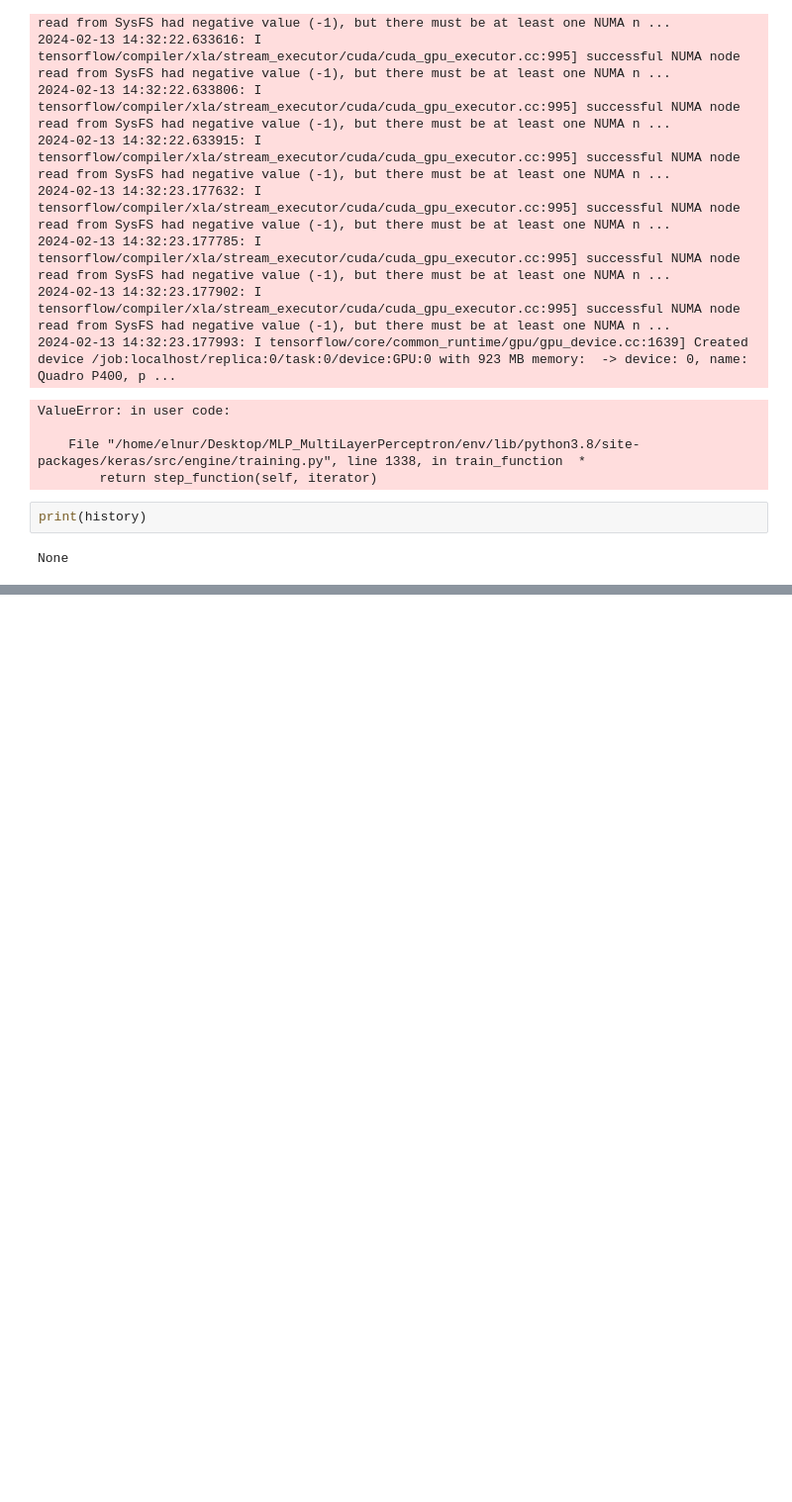
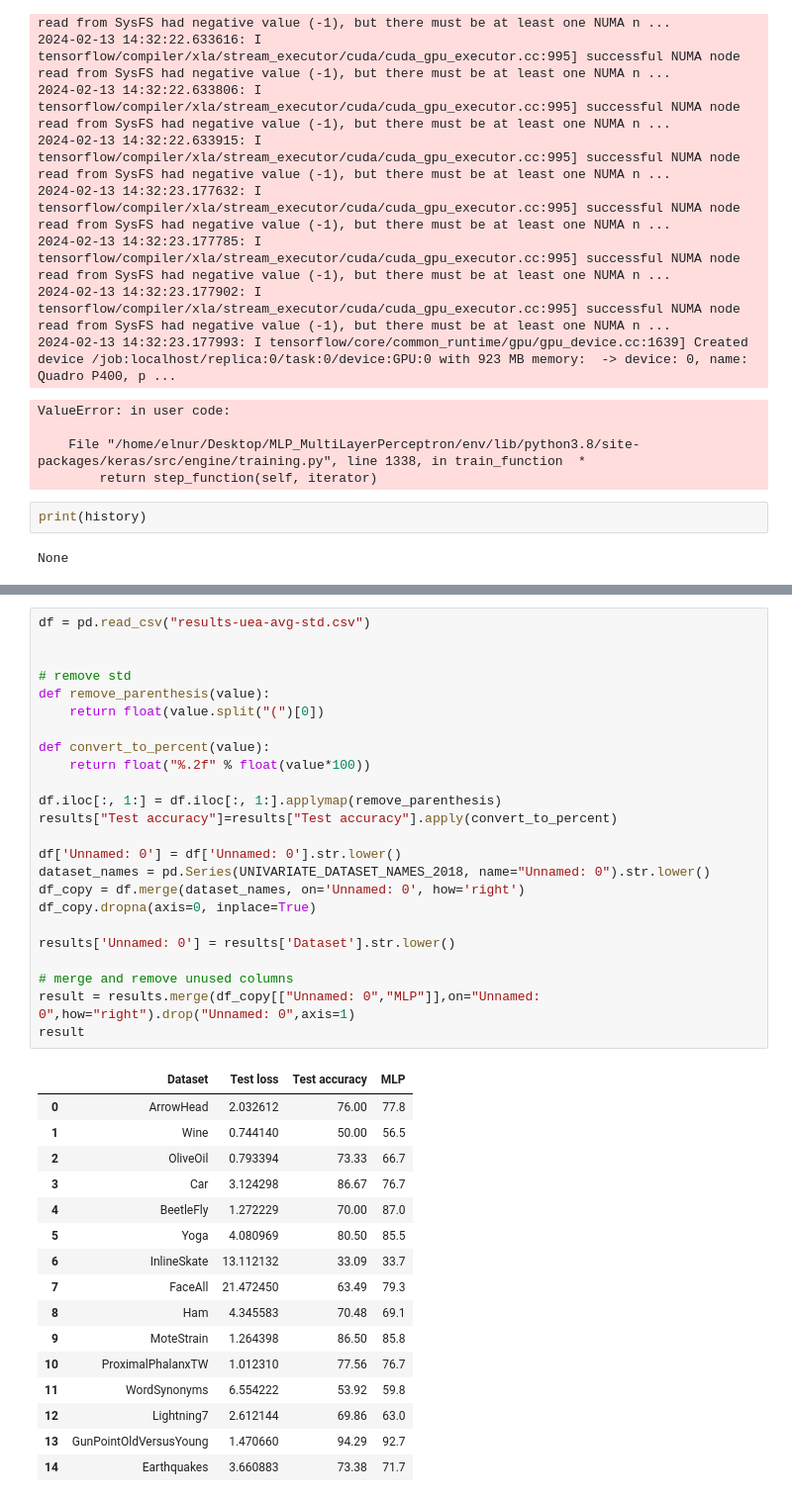
Before and after one commit to Elnur21/MLP_MultiLayerPerceptron, a Jupyter notebook: test.ipynb, the cells around one changed output, grey strips where cells are left out. Shown at 99% size. Saved outputs shown, nothing was run; the diff lists cells and outputs as text; blank space fills up the shorter version.

```diff
--- a/test.ipynb
+++ b/test.ipynb
@@ -232,0 +150,41 @@ Error:
+# %%
+df = pd.read_csv("results-uea-avg-std.csv")
+
+
+# remove std
+def remove_parenthesis(value):
+    return float(value.split("(")[0])
+
+def convert_to_percent(value):
+    return float("%.2f" % float(value*100))
+
+df.iloc[:, 1:] = df.iloc[:, 1:].applymap(remove_parenthesis)
+results["Test accuracy"]=results["Test accuracy"].apply(convert_to_percent)
+
+df['Unnamed: 0'] = df['Unnamed: 0'].str.lower()
+dataset_names = pd.Series(UNIVARIATE_DATASET_NAMES_2018, name="Unnamed: 0").str.lower()
+df_copy = df.merge(dataset_names, on='Unnamed: 0', how='right')
+df_copy.dropna(axis=0, inplace=True)
+
+results['Unnamed: 0'] = results['Dataset'].str.lower()
+
+# merge and remove unused columns
+result = results.merge(df_copy[["Unnamed: 0","MLP"]],on="Unnamed: 0",how="right").drop("Unnamed: 0",axis=1)
+result
+# %% [output]
+|  | Dataset | Test loss | Test accuracy | MLP |
+| 0 | ArrowHead | 2.032612 | 76.00 | 77.8 |
+| 1 | Wine | 0.744140 | 50.00 | 56.5 |
+| 2 | OliveOil | 0.793394 | 73.33 | 66.7 |
+| 3 | Car | 3.124298 | 86.67 | 76.7 |
+| 4 | BeetleFly | 1.272229 | 70.00 | 87.0 |
+| 5 | Yoga | 4.080969 | 80.50 | 85.5 |
+| 6 | InlineSkate | 13.112132 | 33.09 | 33.7 |
+| 7 | FaceAll | 21.472450 | 63.49 | 79.3 |
+| 8 | Ham | 4.345583 | 70.48 | 69.1 |
+| 9 | MoteStrain | 1.264398 | 86.50 | 85.8 |
+| 10 | ProximalPhalanxTW | 1.012310 | 77.56 | 76.7 |
+| 11 | WordSynonyms | 6.554222 | 53.92 | 59.8 |
+| 12 | Lightning7 | 2.612144 | 69.86 | 63.0 |
+| 13 | GunPointOldVersusYoung | 1.470660 | 94.29 | 92.7 |
+| 14 | Earthquakes | 3.660883 | 73.38 | 71.7 |
```
Also changed, not shown: parts of 7 cells of this notebook, 7 other files.
